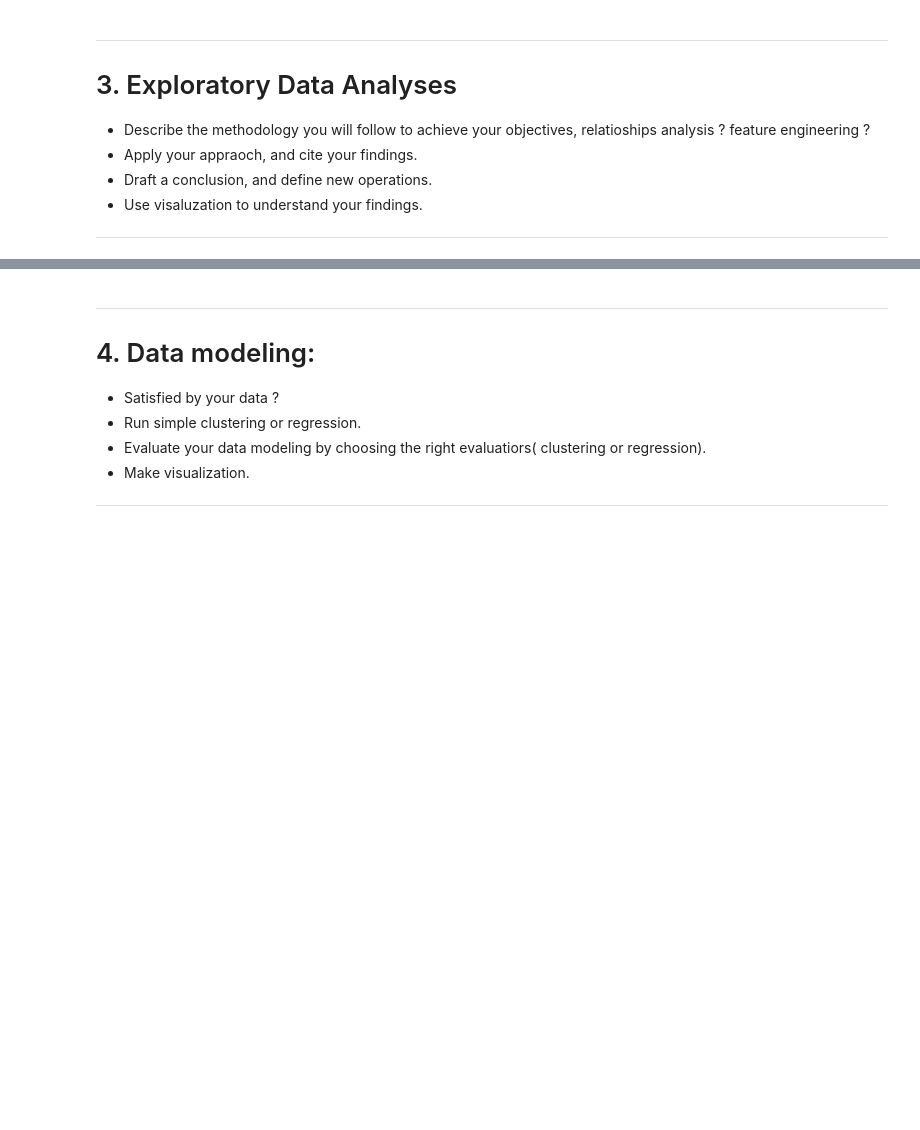
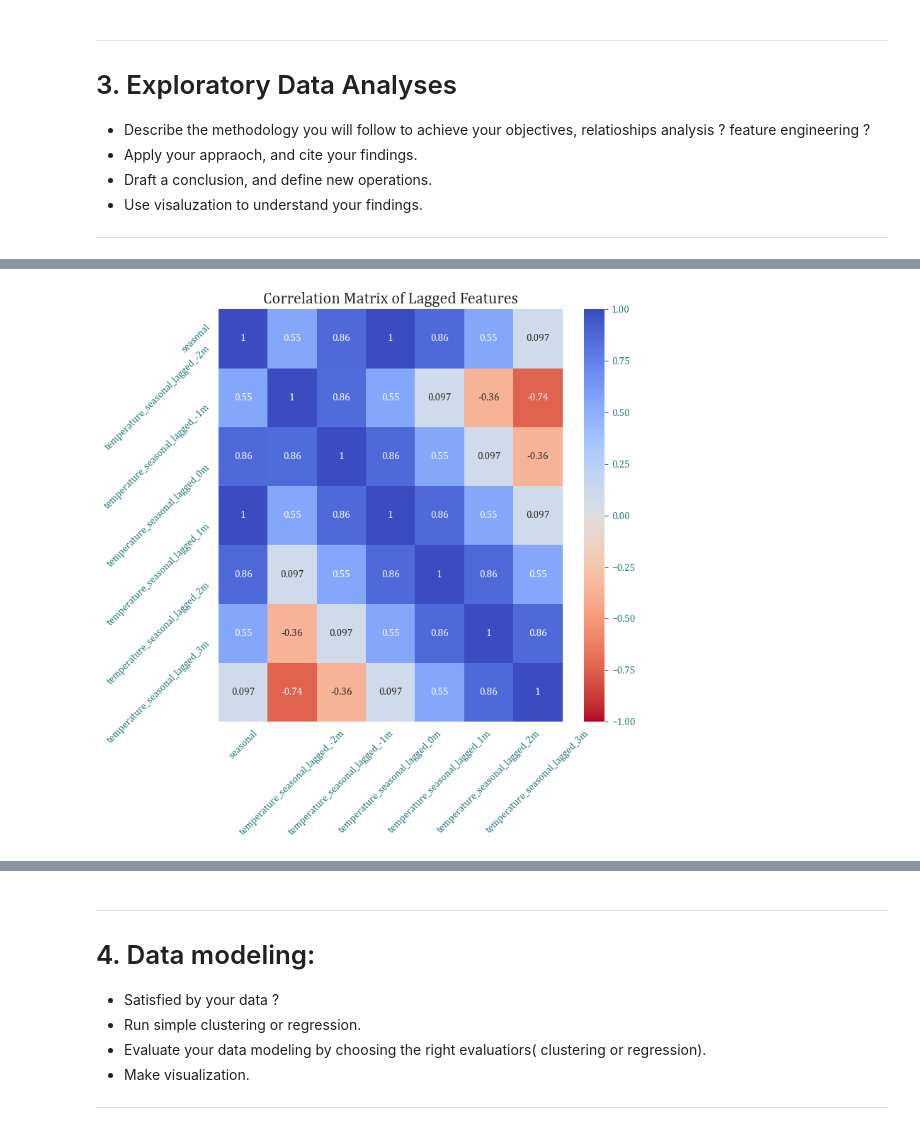
Before and after one commit to yassermessahli/Timeseries-forecasting-study-project-, a Jupyter notebook: ds-project.ipynb, the cells around one changed output, grey strips where cells are left out. Cells and saved outputs as stored; diff of their text form; code cells hidden in the pictures; blank space fills up the shorter version.

```diff
--- a/ds-project.ipynb
+++ b/ds-project.ipynb
@@ -208,0 +398,30 @@ dtype: int64
+# %%
+# Set up figure for correlation heatmap visualization
+f, ax = plt.subplots(figsize=(8, 8))
+
+# Define lag period (4 weeks = 1 month)
+weeks_per_month = 4
+df_with_lags = pd.DataFrame(res.seasonal)
+
+# Create lagged features from -2 months to +3 months
+for lag in range(-2, 4):
+   lag_months = f"temperature_seasonal_lagged_{lag}m"
+   df_with_lags[lag_months] = df_with_lags["seasonal"].shift(weeks_per_month * lag)
+
+# Generate and plot correlation matrix
+correlation_matrix = df_with_lags.corr()
+sns.heatmap(correlation_matrix,
+           annot=True,               # Show correlation values
+           vmin=-1, vmax=1,         # Set correlation range
+           cmap='coolwarm_r',       # Use reversed coolwarm colormap
+           ax=ax)
+
+# Customize plot appearance
+ax.set_title('Correlation Matrix of Lagged Features', fontsize=16)
+ax.tick_params(rotation=45)          # Rotate labels for better readability
+
+# Adjust layout and display
+plt.tight_layout()
+plt.show()
+# %% [output]
+[figure, added]
```
Also changed, not shown: parts of 63 cells of this notebook, 5 other files.
